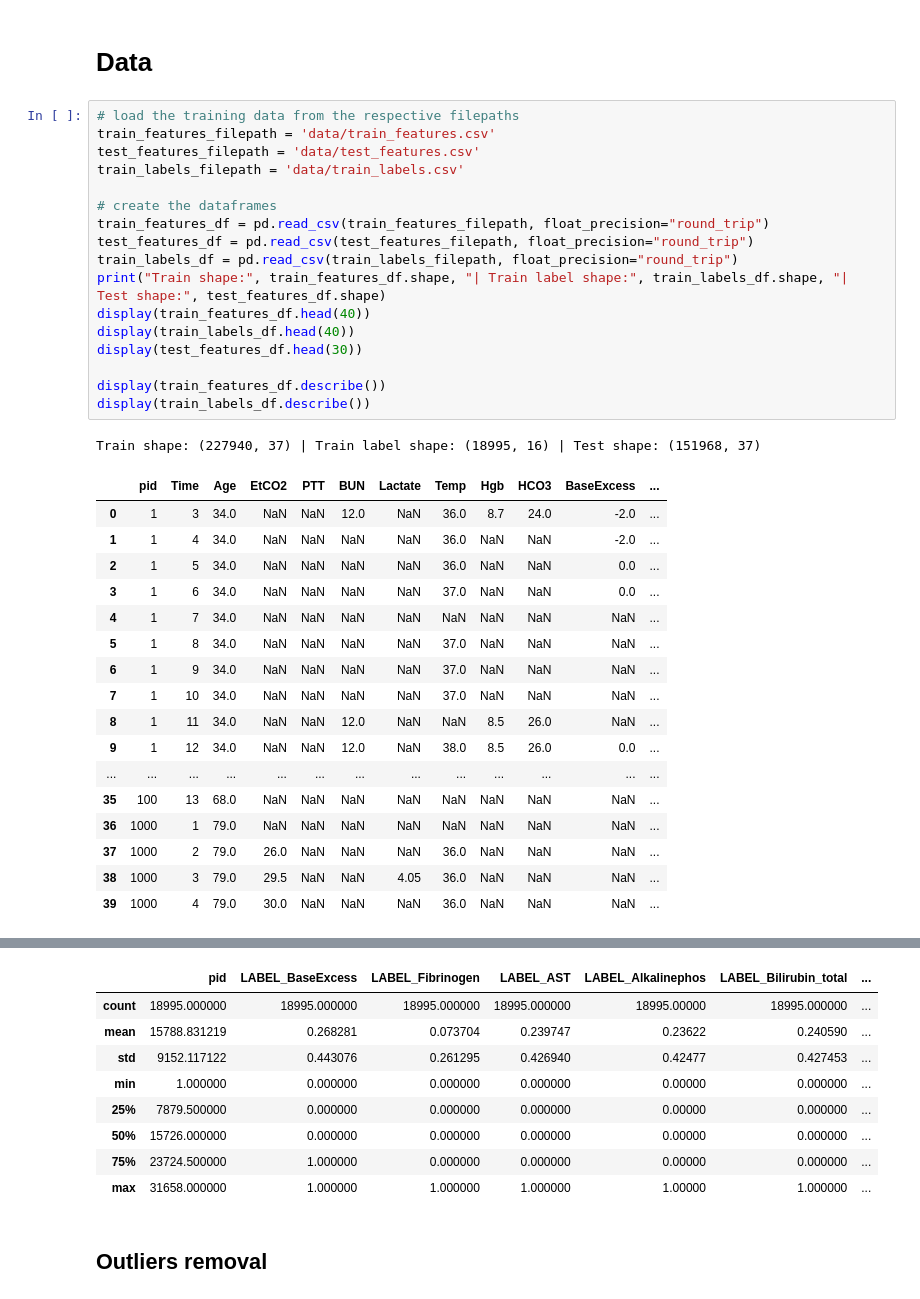
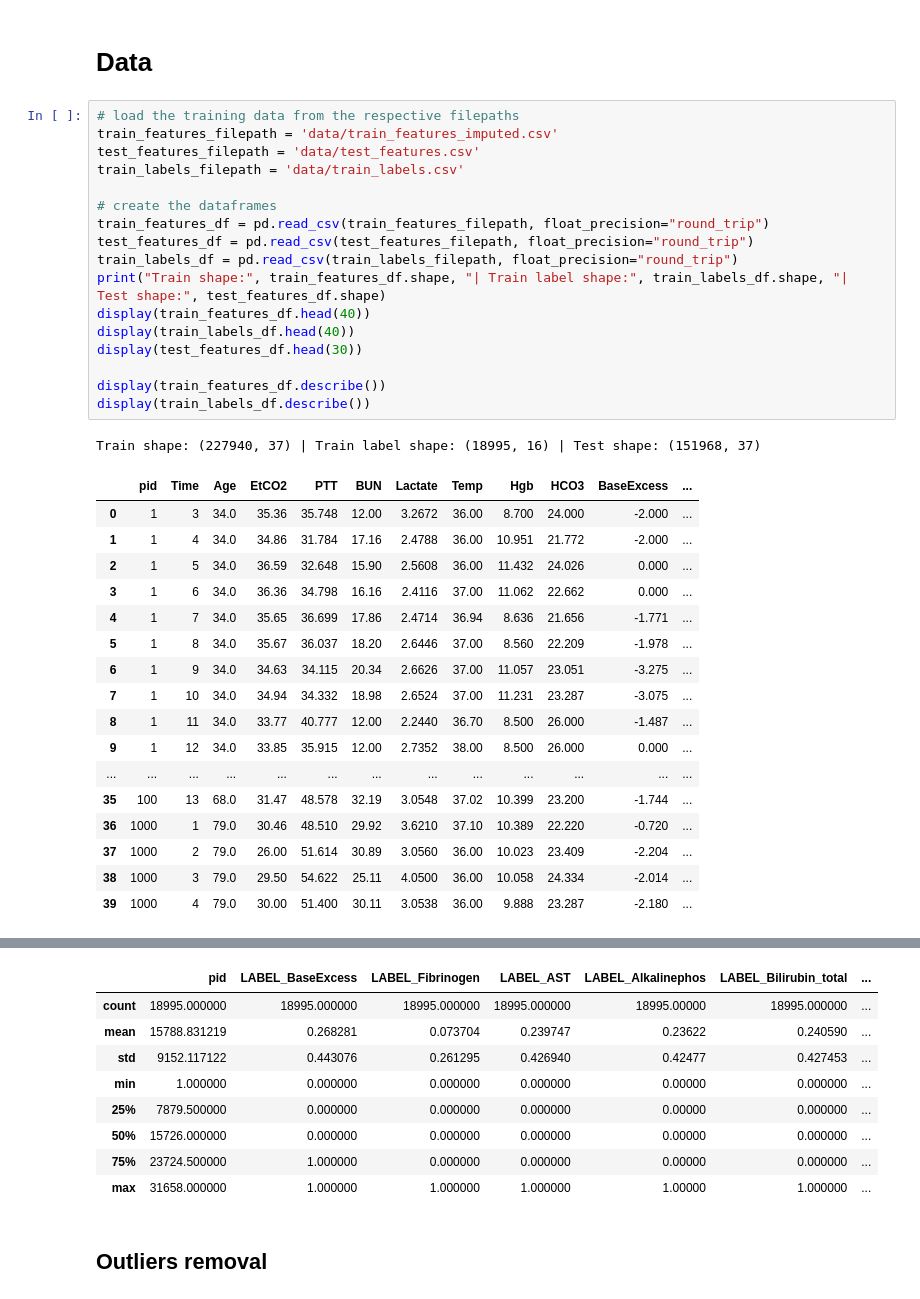
Before and after one commit to dvdblk/iml20, a Jupyter notebook: task_2/task_2.ipynb, the cells around one changed output, grey strips where cells are left out. Drawn from its saved outputs; the diff is of its cells as text.

```diff
--- a/task_2/task_2.ipynb
+++ b/task_2/task_2.ipynb
@@ -11,40 +11,40 @@ pd.set_option('display.max_rows', None)  # or 1000
 # Data
 # %%
 # load the training data from the respective filepaths
-train_features_filepath = 'data/train_features.csv'
+train_features_filepath = 'data/train_features_imputed.csv'
 test_features_filepath = 'data/test_features.csv'
 train_labels_filepath = 'data/train_labels.csv'
 
 # create the dataframes
 train_features_df = pd.read_csv(train_features_filepath, float_precision="round_trip")
 test_features_df = pd.read_csv(test_features_filepath, float_precision="round_trip")
 train_labels_df = pd.read_csv(train_labels_filepath, float_precision="round_trip")
 print("Train shape:", train_features_df.shape, "| Train label shape:", train_labels_df.shape, "| Test shape:", test_features_df.shape)
 display(train_features_df.head(40))
 display(train_labels_df.head(40))
 display(test_features_df.head(30))
 
 display(train_features_df.describe())
 display(train_labels_df.describe())
 # %% [output]
 Train shape: (227940, 37) | Train label shape: (18995, 16) | Test shape: (151968, 37)
 |  | pid | Time | Age | EtCO2 | PTT | BUN | Lactate | Temp | Hgb | HCO3 | BaseExcess | ... |
-| 0 | 1 | 3 | 34.0 | NaN | NaN | 12.0 | NaN | 36.0 | 8.7 | 24.0 | -2.0 | ... |
-| 1 | 1 | 4 | 34.0 | NaN | NaN | NaN | NaN | 36.0 | NaN | NaN | -2.0 | ... |
-| 2 | 1 | 5 | 34.0 | NaN | NaN | NaN | NaN | 36.0 | NaN | NaN | 0.0 | ... |
-| 3 | 1 | 6 | 34.0 | NaN | NaN | NaN | NaN | 37.0 | NaN | NaN | 0.0 | ... |
-| 4 | 1 | 7 | 34.0 | NaN | NaN | NaN | NaN | NaN | NaN | NaN | NaN | ... |
-| 5 | 1 | 8 | 34.0 | NaN | NaN | NaN | NaN | 37.0 | NaN | NaN | NaN | ... |
-| 6 | 1 | 9 | 34.0 | NaN | NaN | NaN | NaN | 37.0 | NaN | NaN | NaN | ... |
-| 7 | 1 | 10 | 34.0 | NaN | NaN | NaN | NaN | 37.0 | NaN | NaN | NaN | ... |
-| 8 | 1 | 11 | 34.0 | NaN | NaN | 12.0 | NaN | NaN | 8.5 | 26.0 | NaN | ... |
-| 9 | 1 | 12 | 34.0 | NaN | NaN | 12.0 | NaN | 38.0 | 8.5 | 26.0 | 0.0 | ... |
+| 0 | 1 | 3 | 34.0 | 35.36 | 35.748 | 12.00 | 3.2672 | 36.00 | 8.700 | 24.000 | -2.000 | ... |
+| 1 | 1 | 4 | 34.0 | 34.86 | 31.784 | 17.16 | 2.4788 | 36.00 | 10.951 | 21.772 | -2.000 | ... |
+| 2 | 1 | 5 | 34.0 | 36.59 | 32.648 | 15.90 | 2.5608 | 36.00 | 11.432 | 24.026 | 0.000 | ... |
+| 3 | 1 | 6 | 34.0 | 36.36 | 34.798 | 16.16 | 2.4116 | 37.00 | 11.062 | 22.662 | 0.000 | ... |
+| 4 | 1 | 7 | 34.0 | 35.65 | 36.699 | 17.86 | 2.4714 | 36.94 | 8.636 | 21.656 | -1.771 | ... |
+| 5 | 1 | 8 | 34.0 | 35.67 | 36.037 | 18.20 | 2.6446 | 37.00 | 8.560 | 22.209 | -1.978 | ... |
+| 6 | 1 | 9 | 34.0 | 34.63 | 34.115 | 20.34 | 2.6626 | 37.00 | 11.057 | 23.051 | -3.275 | ... |
+| 7 | 1 | 10 | 34.0 | 34.94 | 34.332 | 18.98 | 2.6524 | 37.00 | 11.231 | 23.287 | -3.075 | ... |
+| 8 | 1 | 11 | 34.0 | 33.77 | 40.777 | 12.00 | 2.2440 | 36.70 | 8.500 | 26.000 | -1.487 | ... |
+| 9 | 1 | 12 | 34.0 | 33.85 | 35.915 | 12.00 | 2.7352 | 38.00 | 8.500 | 26.000 | 0.000 | ... |
 | ... | ... | ... | ... | ... | ... | ... | ... | ... | ... | ... | ... | ... |
-| 35 | 100 | 13 | 68.0 | NaN | NaN | NaN | NaN | NaN | NaN | NaN | NaN | ... |
-| 36 | 1000 | 1 | 79.0 | NaN | NaN | NaN | NaN | NaN | NaN | NaN | NaN | ... |
-| 37 | 1000 | 2 | 79.0 | 26.0 | NaN | NaN | NaN | 36.0 | NaN | NaN | NaN | ... |
-| 38 | 1000 | 3 | 79.0 | 29.5 | NaN | NaN | 4.05 | 36.0 | NaN | NaN | NaN | ... |
-| 39 | 1000 | 4 | 79.0 | 30.0 | NaN | NaN | NaN | 36.0 | NaN | NaN | NaN | ... |
+| 35 | 100 | 13 | 68.0 | 31.47 | 48.578 | 32.19 | 3.0548 | 37.02 | 10.399 | 23.200 | -1.744 | ... |
+| 36 | 1000 | 1 | 79.0 | 30.46 | 48.510 | 29.92 | 3.6210 | 37.10 | 10.389 | 22.220 | -0.720 | ... |
+| 37 | 1000 | 2 | 79.0 | 26.00 | 51.614 | 30.89 | 3.0560 | 36.00 | 10.023 | 23.409 | -2.204 | ... |
+| 38 | 1000 | 3 | 79.0 | 29.50 | 54.622 | 25.11 | 4.0500 | 36.00 | 10.058 | 24.334 | -2.014 | ... |
+| 39 | 1000 | 4 | 79.0 | 30.00 | 51.400 | 30.11 | 3.0538 | 36.00 | 9.888 | 23.287 | -2.180 | ... |
 |  | pid | LABEL_BaseExcess | LABEL_Fibrinogen | LABEL_AST | LABEL_Alkalinephos | LABEL_Bilirubin_total | ... |
 | 0 | 1 | 1.0 | 0.0 | 0.0 | 0.0 | 0.0 | ... |
 | 1 | 10 | 0.0 | 0.0 | 0.0 | 0.0 | 0.0 | ... |
```
Also changed, not shown: parts of 10 cells of this notebook, 6 other files.
